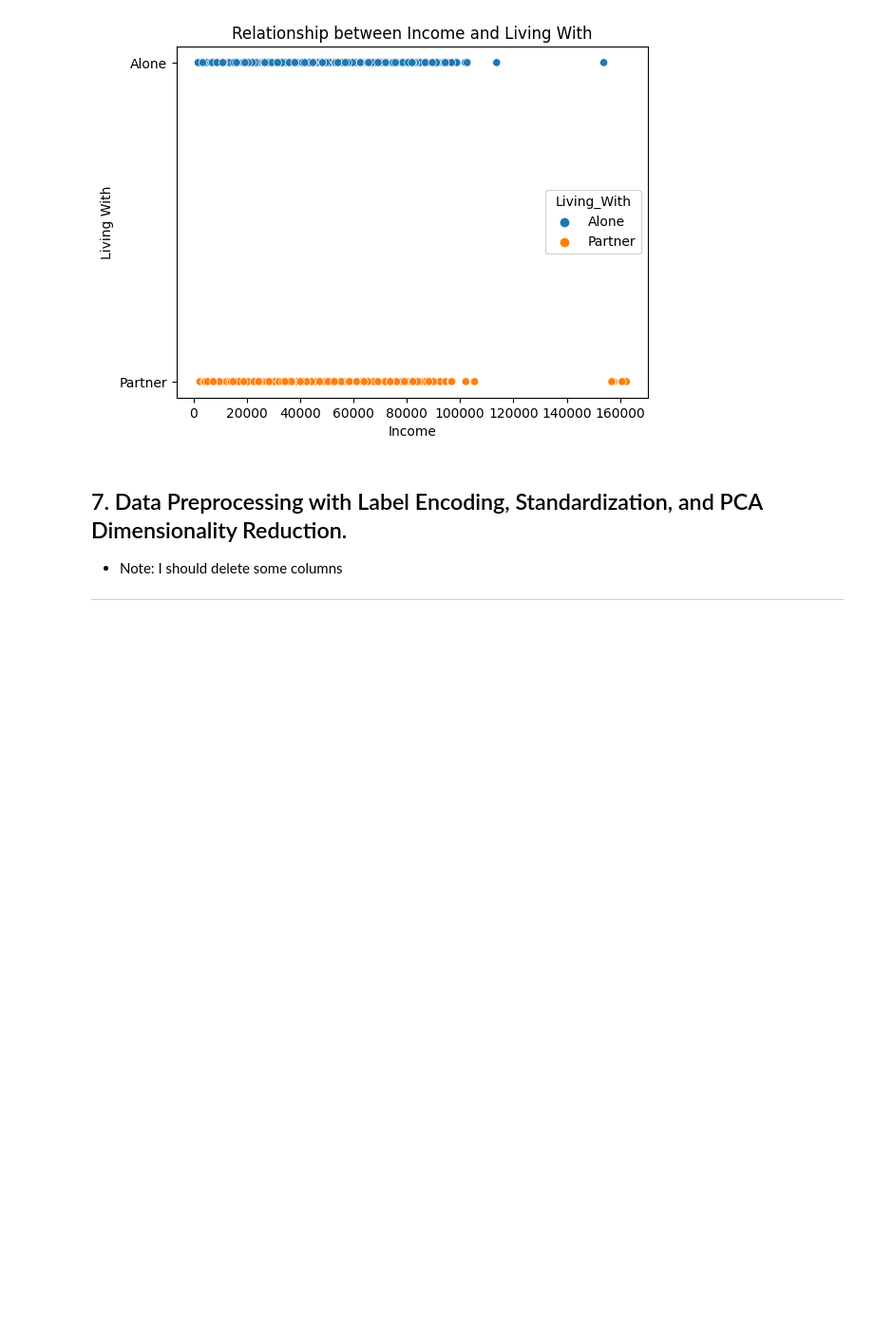
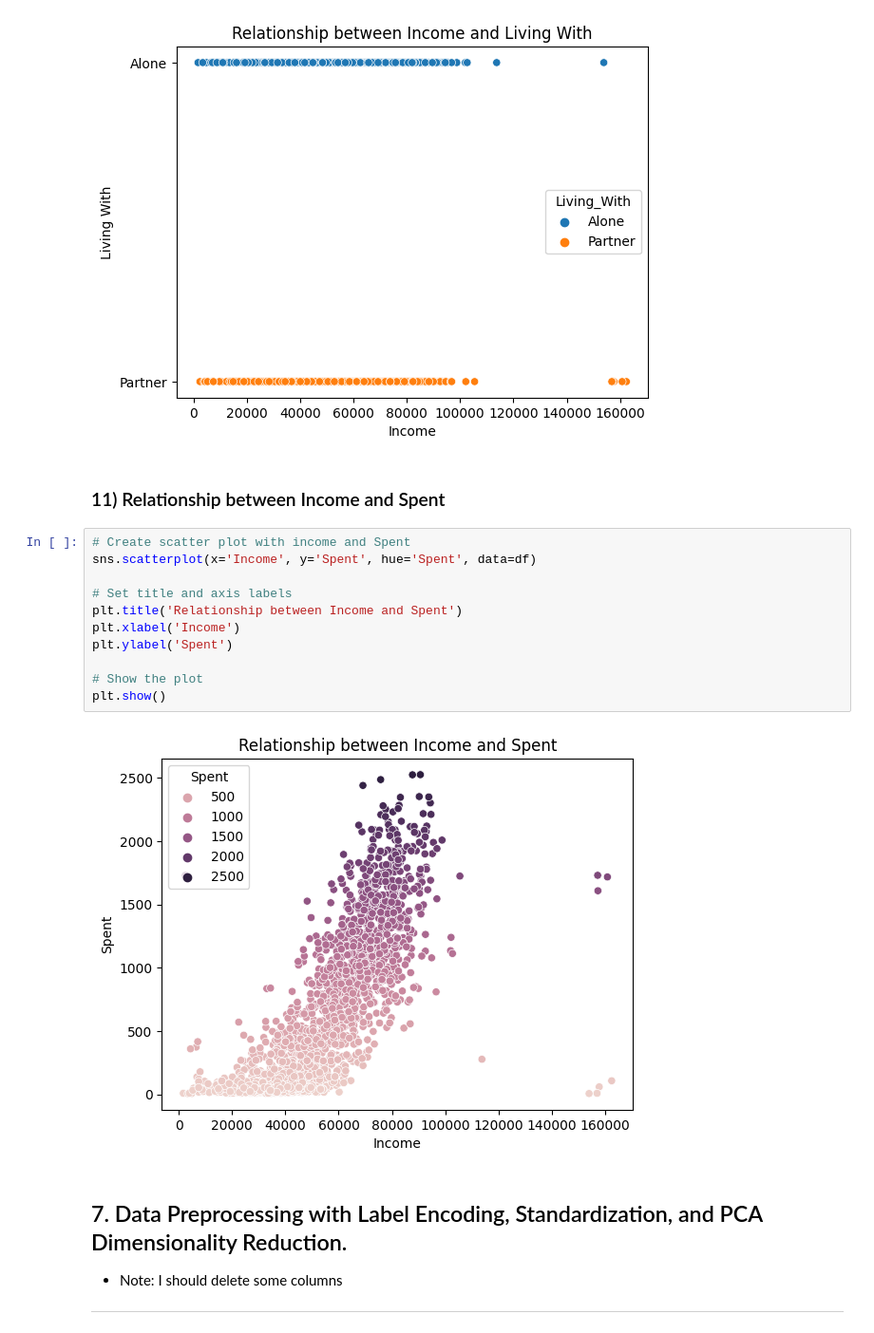
Before and after one commit to kostasalex/Customer-Personality-Analysis, a Jupyter notebook: Data_Mining_hw1.ipynb, the cells around one changed output. Shown at 95% size. Cells and saved outputs as stored; diff of their text form; blank space fills up the shorter version.

```diff
--- a/Data_Mining_hw1.ipynb
+++ b/Data_Mining_hw1.ipynb
@@ -490,6 +523,21 @@ plt.ylabel('Living With')
 plt.show()
 # %% [output]
 [figure]
+# %% [markdown]
+### 11) Relationship between Income and Spent
+# %%
+# Create scatter plot with income and Spent
+sns.scatterplot(x='Income', y='Spent', hue='Spent', data=df)
+
+# Set title and axis labels
+plt.title('Relationship between Income and Spent')
+plt.xlabel('Income')
+plt.ylabel('Spent')
+
+# Show the plot
+plt.show()
+# %% [output]
+[figure, added]
 # %% [markdown]
 ## 7. Data Preprocessing with Label Encoding, Standardization, and PCA Dimensionality Reduction.
 * Note: I should delete some columns
```
Also changed, not shown: parts of 16 cells of this notebook.
